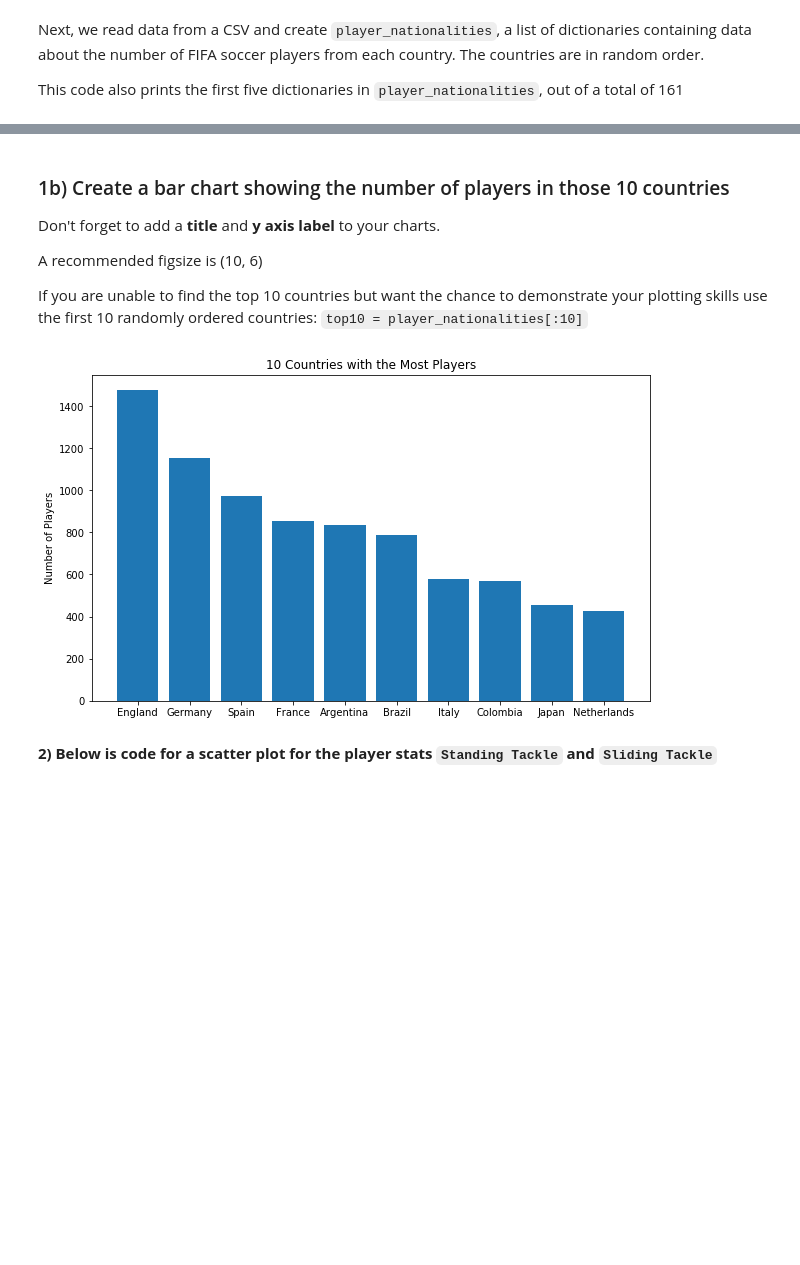
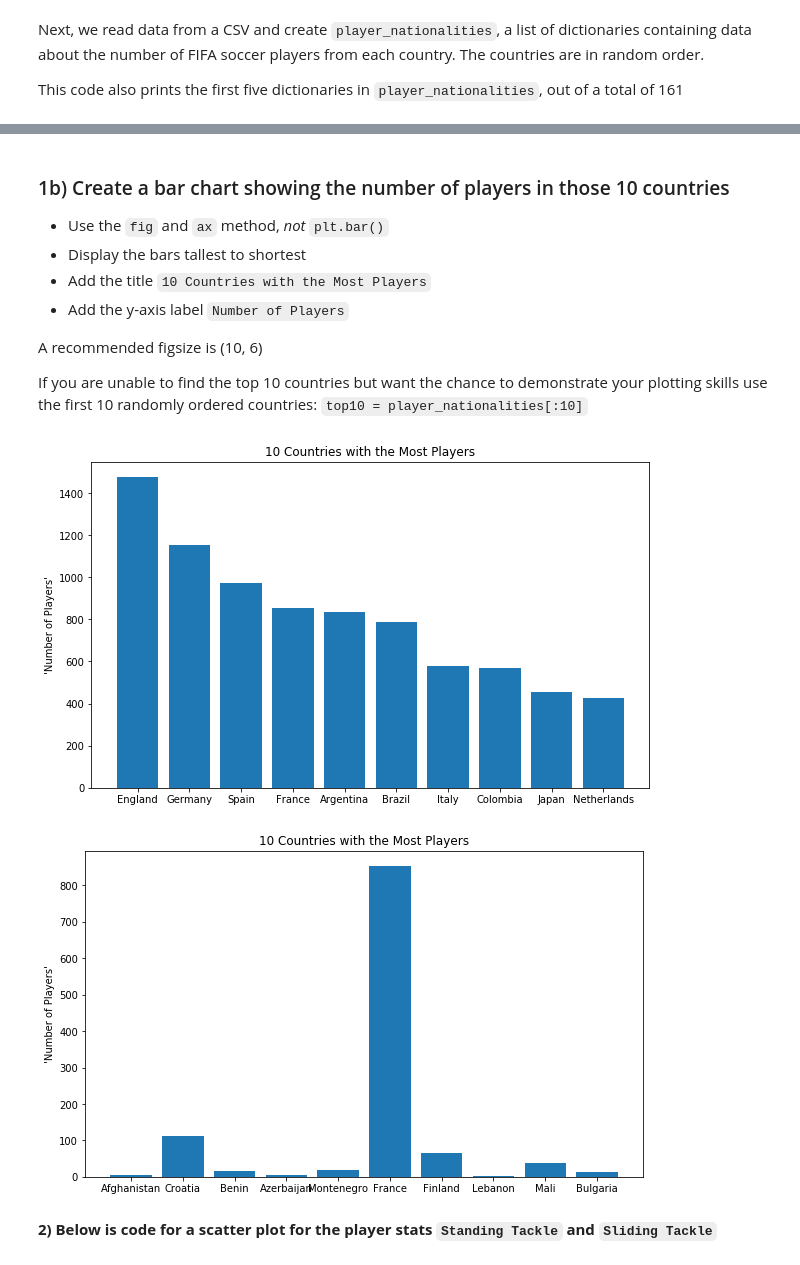
Before and after one commit to learn-co-curriculum/dsc-data-visualization-topic-questions, a Jupyter notebook: index.ipynb, the cells around one changed output, grey strips where cells are left out. Drawn from its saved outputs; the diff is of its cells as text; code cells hidden in the pictures; blank space fills up the shorter version.

Commit message:
added tests

```diff
--- a/index.ipynb
+++ b/index.ipynb
@@ -41,9 +60,3 @@ test.save()
 
 
 ### END SOLUTION
-# %%
-### BEGIN HIDDEN TESTS
-
-test.run_test()
-
-### END HIDDEN TESTS
@@ -50,7 +90,10 @@ test.run_test()
 # %% [markdown]
 ### 1b) Create a bar chart showing the number of players in those 10 countries
 
-Don't forget to add a **title** and **y axis label** to your charts.
+- Use the `fig` and `ax` method, *not* `plt.bar()`
+- Display the bars tallest to shortest
+- Add the title `10 Countries with the Most Players`
+- Add the y-axis label `Number of Players`
 
 A recommended figsize is (10, 6)
 
@@ -58,19 +101,36 @@ If you are unable to find the top 10 countries but want the chance to demonstrat
 # %%
 ### BEGIN SOLUTION
 
-fig, ax = plt.subplots(figsize=(10, 6))
+def plotfig():
+    fig, ax = plt.subplots(figsize=(10, 6))
 
-ax.set_title("10 Countries with the Most Players")
-ax.set_ylabel("Number of Players")
+    ax.set_title("10 Countries with the Most Players")
+    ax.set_ylabel("'Number of Players'")
 
-labels = [row['country'] for row in top10]
-values = [row['count_of_players'] for row in top10]
-ax.bar(labels, values);
+    labels = [row['country'] for row in top10]
+    values = [row['count_of_players'] for row in top10]
+    ax.bar(labels, values)
+    plt.show();
 
-test.save()
+    return fig, ax
 
+fig, ax = plotfig()
 
+test.save(ax.get_xticklabels()[0].get_text(), 'xtick_largest')
+test.save(ax.get_xticklabels()[9].get_text(), 'xtick_smallest')
+test.save(ax.get_title(), 'title')
+test.save(ax.get_ylabel(), 'y_label')
+
+top10 = player_nationalities[:10]
+
+fig, ax = plotfig()
+
+test.save(ax.get_xticklabels()[0].get_text(), 'alt_xtick_largest')
+test.save(ax.get_xticklabels()[9].get_text(), 'alt_xtick_smallest')
+test.save(ax.get_title(), 'alt_title')
+test.save(ax.get_ylabel(), 'alt_y_label')
 
 ### END SOLUTION
 # %% [output]
 [figure]
+[figure, added]
```
Also changed, not shown: parts of 9 cells of this notebook, 20 other files.
